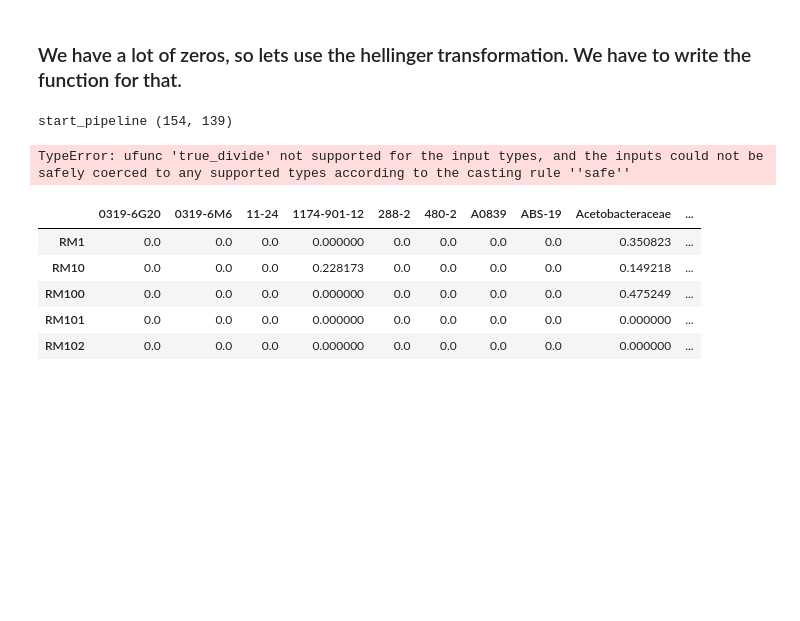
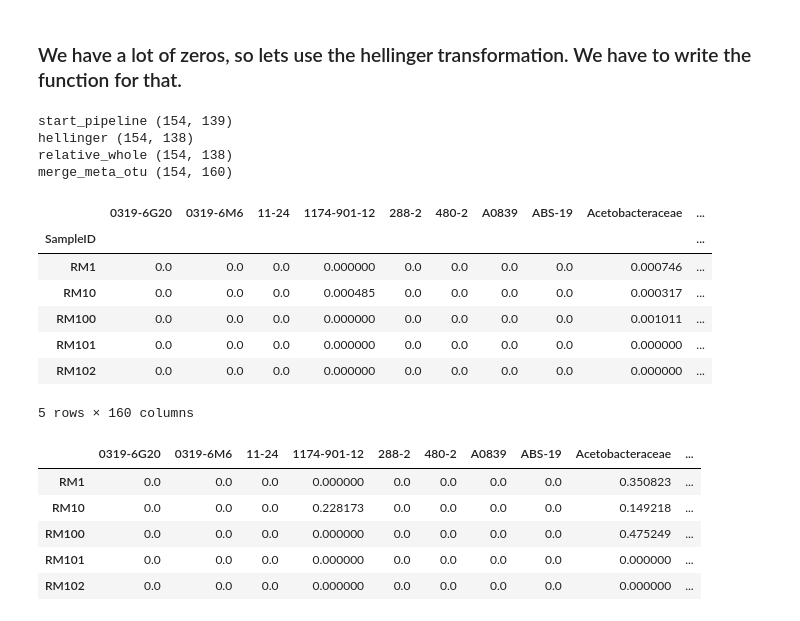
Before and after one commit to AmbrosiaFungus/insect-microbe-analysis, a Jupyter notebook: Heatmap_relativeAbundance.ipynb, the cells around one changed output. Cells and saved outputs as stored; diff of their text form; code cells hidden in the pictures; blank space fills up the shorter version.

```diff
--- a/Heatmap_relativeAbundance.ipynb
+++ b/Heatmap_relativeAbundance.ipynb
@@ -82,11 +99,24 @@ meta = pd.read_table("Metadata_with_Host.tsv").pipe(fix_column_meta)
 # %%
 data_end = (OTU_matrix.pipe(start_pipeline)
             .pipe(fix_column)
-            .pipe(hellinger)
-            .pipe(relative_abundance))
+            .pipe(hellinger).pipe(relative_whole)
+            .pipe(merge_meta_otu, meta))
 # %% [output]
 start_pipeline (154, 139)
+hellinger (154, 138)
+relative_whole (154, 138)
+merge_meta_otu (154, 160)
-TypeError: ufunc 'true_divide' not supported for the input types, and the inputs could not be safely coerced to any supported types according to the casting rule ''safe''
+# %%
+data_end.head()
+# %% [output]
+|  | 0319-6G20 | 0319-6M6 | 11-24 | 1174-901-12 | 288-2 | 480-2 | A0839 | ABS-19 | Acetobacteraceae | ... |
+| SampleID |  |  |  |  |  |  |  |  |  | ... |
+| RM1 | 0.0 | 0.0 | 0.0 | 0.000000 | 0.0 | 0.0 | 0.0 | 0.0 | 0.000746 | ... |
+| RM10 | 0.0 | 0.0 | 0.0 | 0.000485 | 0.0 | 0.0 | 0.0 | 0.0 | 0.000317 | ... |
+| RM100 | 0.0 | 0.0 | 0.0 | 0.000000 | 0.0 | 0.0 | 0.0 | 0.0 | 0.001011 | ... |
+| RM101 | 0.0 | 0.0 | 0.0 | 0.000000 | 0.0 | 0.0 | 0.0 | 0.0 | 0.000000 | ... |
+| RM102 | 0.0 | 0.0 | 0.0 | 0.000000 | 0.0 | 0.0 | 0.0 | 0.0 | 0.000000 | ... |
+5 rows × 160 columns
 # %%
 OTU_hell.head()
 # %% [output]
```
Also changed, not shown: parts of 3 cells of this notebook.
